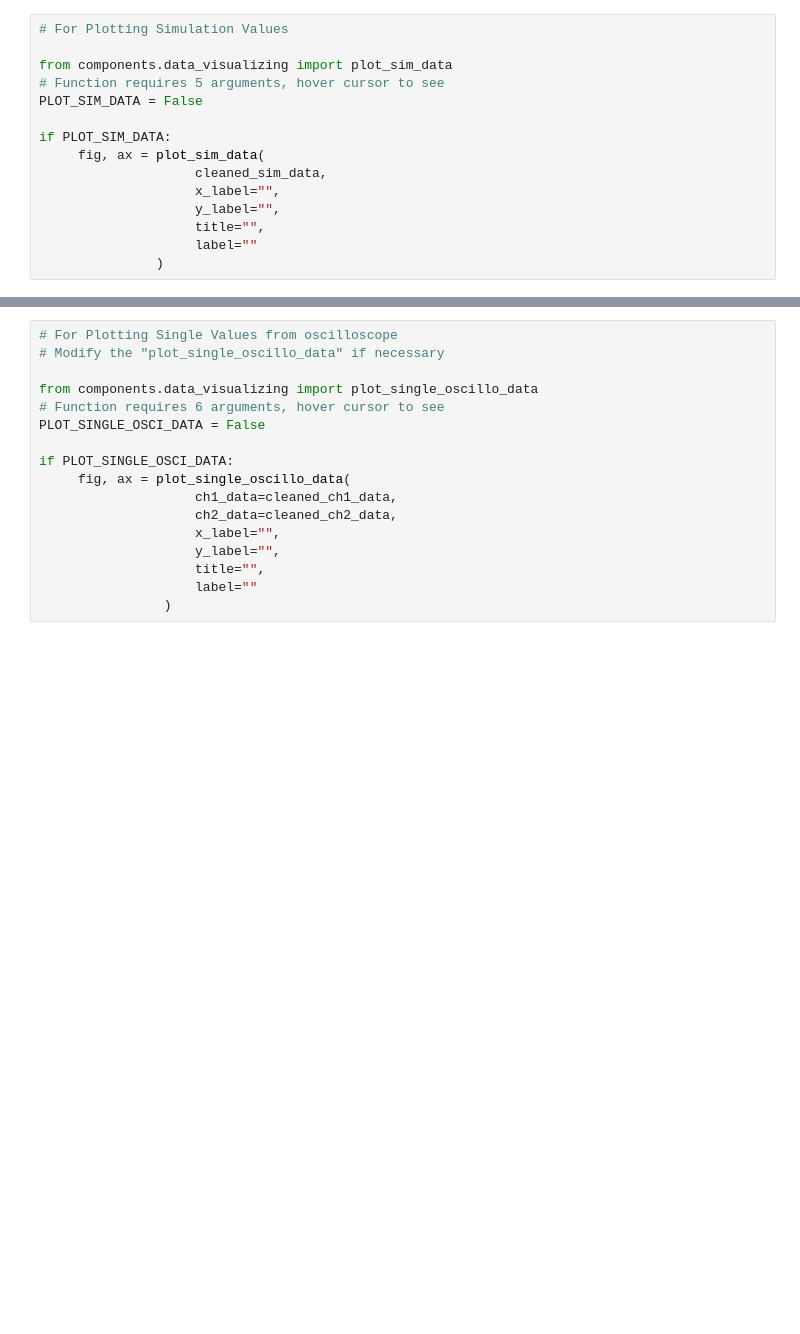
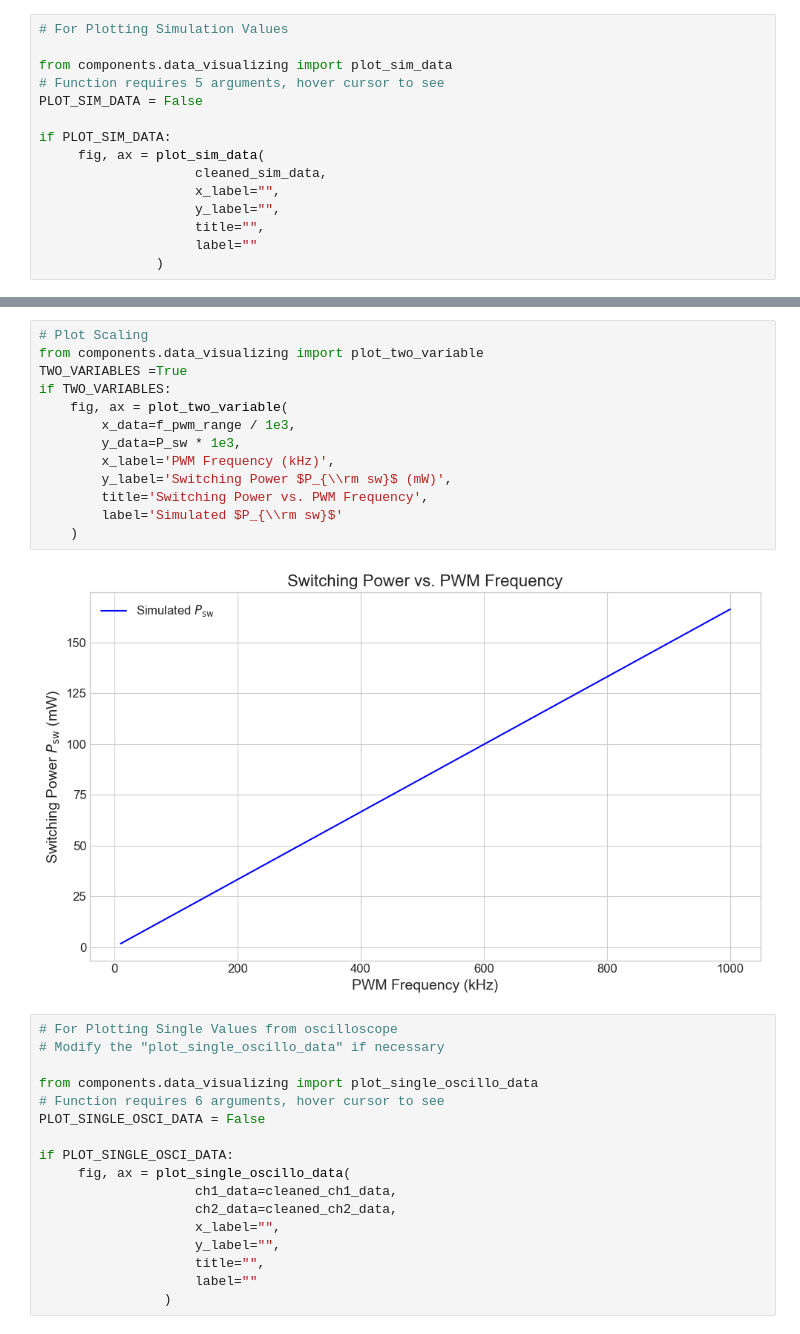
Before and after one commit to Ashu-NT/power_electronics_lab, a Jupyter notebook: src/Lab_2.ipynb, the cells around one changed output, grey strips where cells are left out. Drawn from its saved outputs; the diff is of its cells as text; blank space fills up the shorter version.

```diff
--- a/src/Lab_2.ipynb
+++ b/src/Lab_2.ipynb
@@ -279,3 +353,18 @@ if PLOT_SIM_DATA:
+# %%
+# Plot Scaling
+from components.data_visualizing import plot_two_variable
+TWO_VARIABLES =True
+if TWO_VARIABLES:
+    fig, ax = plot_two_variable(
+        x_data=f_pwm_range / 1e3,
+        y_data=P_sw * 1e3,
+        x_label='PWM Frequency (kHz)',
+        y_label='Switching Power $P_{\\rm sw}$ (mW)',
+        title='Switching Power vs. PWM Frequency',
+        label='Simulated $P_{\\rm sw}$'
+    )
+# %% [output]
+[figure, added]
 # %%
 # For Plotting Single Values from oscilloscope
 # Modify the "plot_single_oscillo_data" if necessary
```
Also changed, not shown: parts of 6 cells of this notebook, 6 other files.
